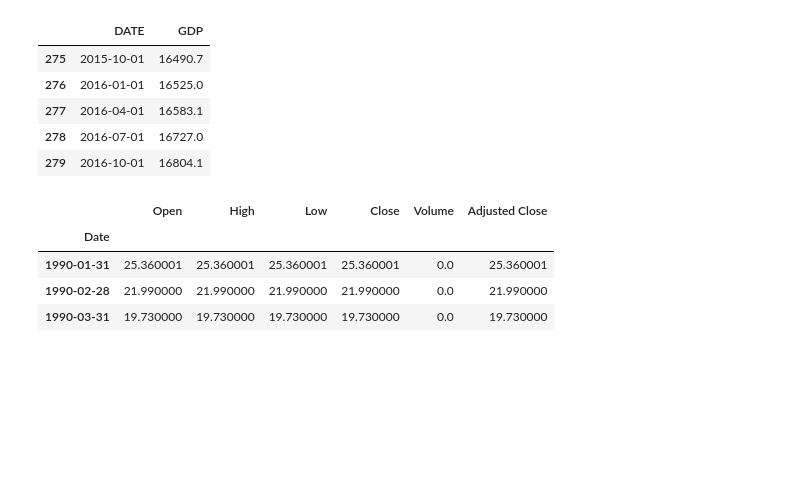
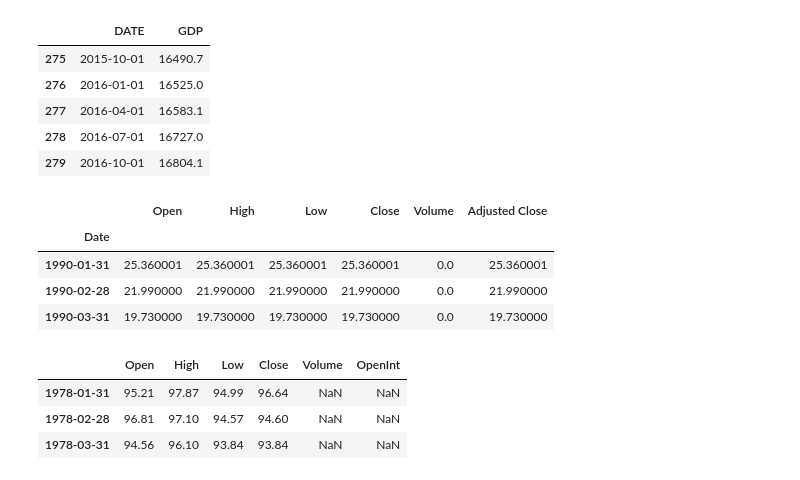
Before and after one commit to AndSoOn/Improvisation, a Jupyter notebook: fed/DataCleaning.ipynb, the cells around one changed output. Drawn from its saved outputs; the diff is of its cells as text; code cells hidden in the pictures; blank space fills up the shorter version.

```diff
--- a/fed/DataCleaning.ipynb
+++ b/fed/DataCleaning.ipynb
@@ -120,3 +120,14 @@ vix.head(3)
 | 1990-01-31 | 25.360001 | 25.360001 | 25.360001 | 25.360001 | 0.0 | 25.360001 |
 | 1990-02-28 | 21.990000 | 21.990000 | 21.990000 | 21.990000 | 0.0 | 21.990000 |
 | 1990-03-31 | 19.730000 | 19.730000 | 19.730000 | 19.730000 | 0.0 | 19.730000 |
+# %%
+dx_raw = pd.read_csv('data_raw/dx_f_m.csv', index_col=0)
+dx_raw.index = dx_raw.index.to_datetime()
+mask_4 = (dx_raw.index >= '1978-01-03')
+dx = dx_raw[mask_4]
+dx.head(3)
+# %% [output]
+|  | Open | High | Low | Close | Volume | OpenInt |
+| 1978-01-31 | 95.21 | 97.87 | 94.99 | 96.64 | NaN | NaN |
+| 1978-02-28 | 96.81 | 97.10 | 94.57 | 94.60 | NaN | NaN |
+| 1978-03-31 | 94.56 | 96.10 | 93.84 | 93.84 | NaN | NaN |
```
Also changed, not shown: parts of 3 cells of this notebook, 2 other files.
